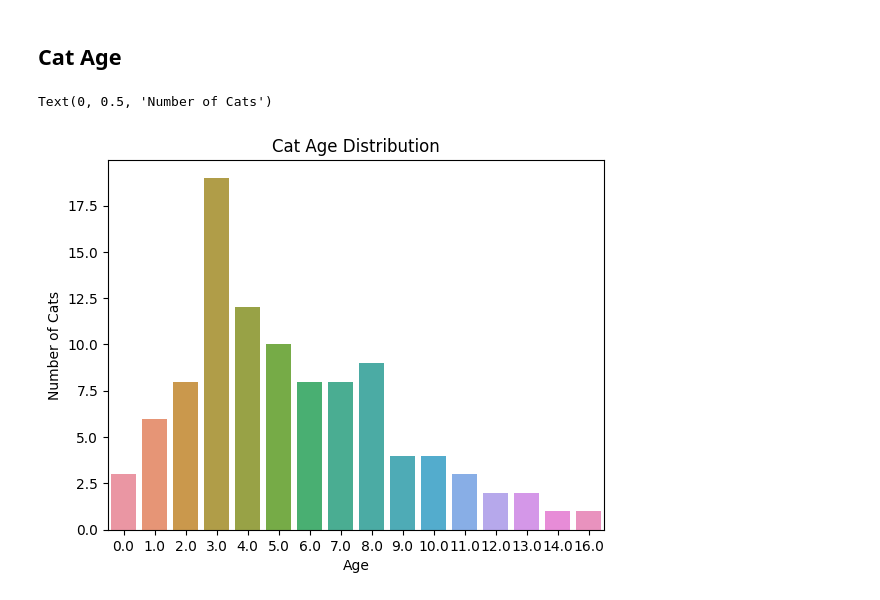
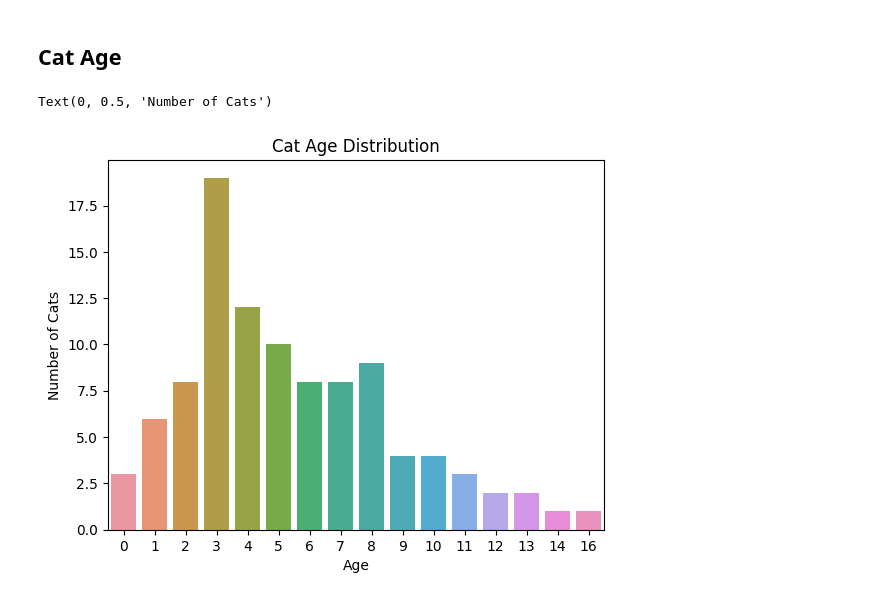
Before and after one commit to MattHondrakis/Python-Data-Science, a Jupyter notebook: Cats UK.ipynb, the cells around one changed output. Cells and saved outputs as stored; diff of their text form; code cells hidden in the pictures.

```diff
--- a/Cats UK.ipynb
+++ b/Cats UK.ipynb
@@ -59,11 +59,11 @@ Text(0.5, 0, 'Gender')
 # %%
 ages = cats.value_counts("age_years").reset_index(name = "count") \
     .sort_values("count")
-
+ages["age_years"] = (ages["age_years"]).astype(int)
 sns.barplot(ages, x= "age_years", y = "count")
 plt.title("Cat Age Distribution")
 plt.xlabel("Age")
 plt.ylabel("Number of Cats")
 # %% [output]
 Text(0, 0.5, 'Number of Cats')
-[figure, old version]
+[figure, new version]
```
Also changed, not shown: parts of 1 cell of this notebook.
